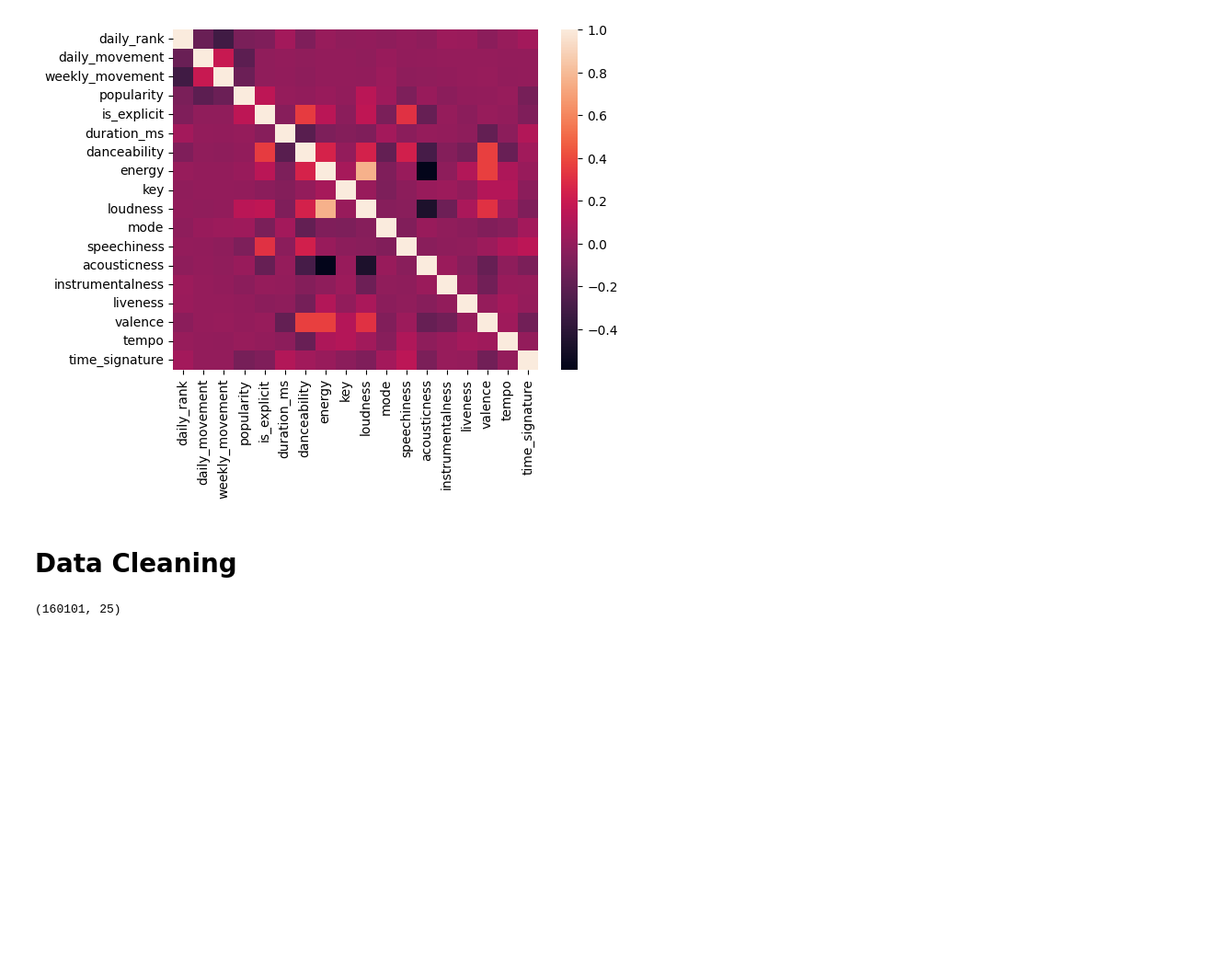
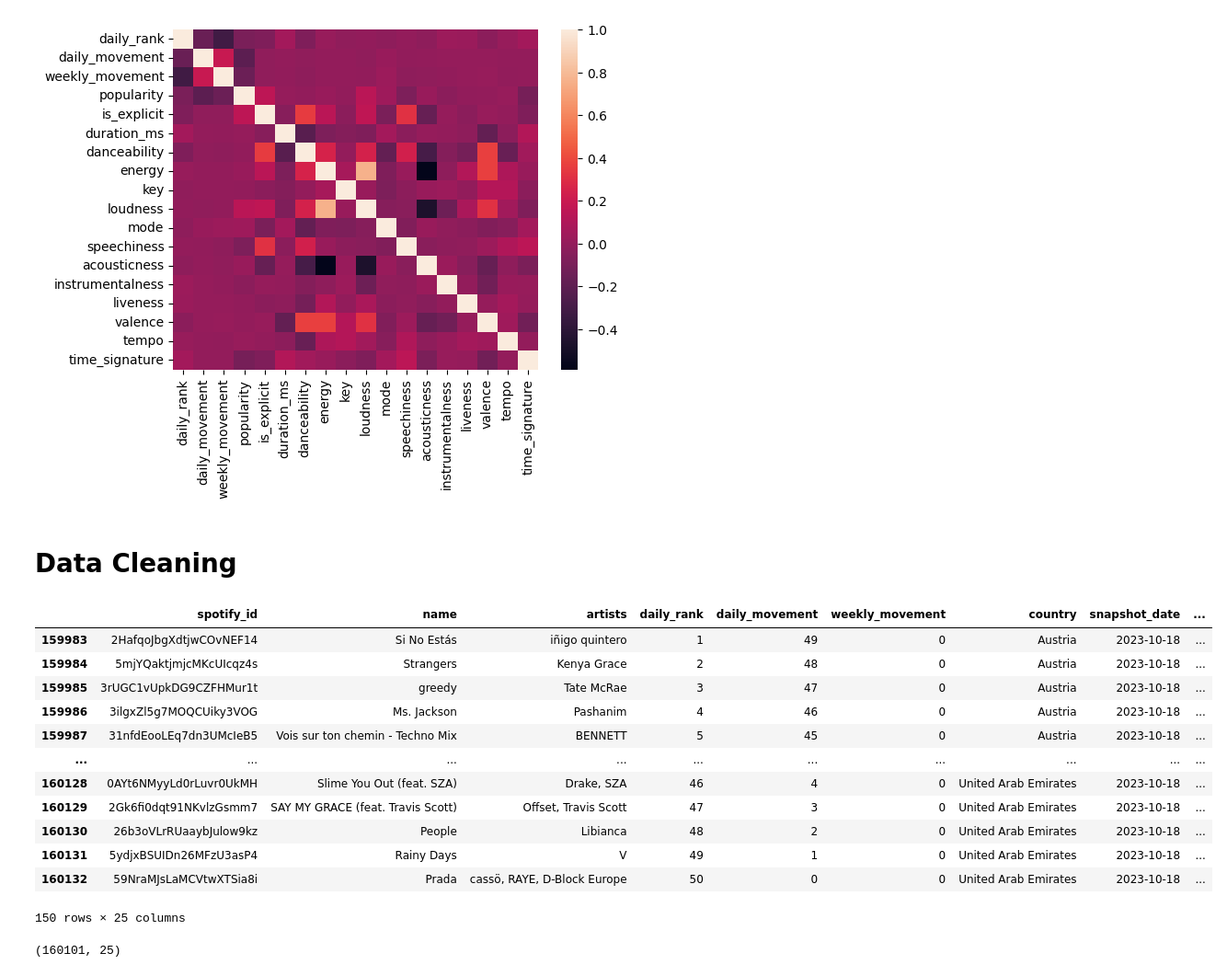
Before and after one commit to pranjlipandya/MSIS_510, a Jupyter notebook: Group Presentation Coding.ipynb, the cells around one changed output. Shown at 92% size. Drawn from its saved outputs; the diff is of its cells as text; code cells hidden in the pictures; blank space fills up the shorter version.

```diff
--- a/Group Presentation Coding.ipynb
+++ b/Group Presentation Coding.ipynb
@@ -17,6 +17,22 @@ sns.heatmap(spotify.corr())
 [figure]
 # %% [markdown]
 # Data Cleaning
+# %%
+spotify.tail(150)
+# %% [output]
+|  | spotify_id | name | artists | daily_rank | daily_movement | weekly_movement | country | snapshot_date | ... |
+| 159983 | 2HafqoJbgXdtjwCOvNEF14 | Si No Estás | iñigo quintero | 1 | 49 | 0 | Austria | 2023-10-18 | ... |
+| 159984 | 5mjYQaktjmjcMKcUIcqz4s | Strangers | Kenya Grace | 2 | 48 | 0 | Austria | 2023-10-18 | ... |
+| 159985 | 3rUGC1vUpkDG9CZFHMur1t | greedy | Tate McRae | 3 | 47 | 0 | Austria | 2023-10-18 | ... |
+| 159986 | 3ilgxZl5g7MOQCUiky3VOG | Ms. Jackson | Pashanim | 4 | 46 | 0 | Austria | 2023-10-18 | ... |
+| 159987 | 31nfdEooLEq7dn3UMcIeB5 | Vois sur ton chemin - Techno Mix | BENNETT | 5 | 45 | 0 | Austria | 2023-10-18 | ... |
+| ... | ... | ... | ... | ... | ... | ... | ... | ... | ... |
+| 160128 | 0AYt6NMyyLd0rLuvr0UkMH | Slime You Out (feat. SZA) | Drake, SZA | 46 | 4 | 0 | United Arab Emirates | 2023-10-18 | ... |
+| 160129 | 2Gk6fi0dqt91NKvlzGsmm7 | SAY MY GRACE (feat. Travis Scott) | Offset, Travis Scott | 47 | 3 | 0 | United Arab Emirates | 2023-10-18 | ... |
+| 160130 | 26b3oVLrRUaaybJulow9kz | People | Libianca | 48 | 2 | 0 | United Arab Emirates | 2023-10-18 | ... |
+| 160131 | 5ydjxBSUIDn26MFzU3asP4 | Rainy Days | V | 49 | 1 | 0 | United Arab Emirates | 2023-10-18 | ... |
+| 160132 | 59NraMJsLaMCVtwXTSia8i | Prada | cassö, RAYE, D-Block Europe | 50 | 0 | 0 | United Arab Emirates | 2023-10-18 | ... |
+150 rows × 25 columns
 # %%
 import pycountry
 
```
Also changed, not shown: parts of 1 cell of this notebook, 2 other files.
